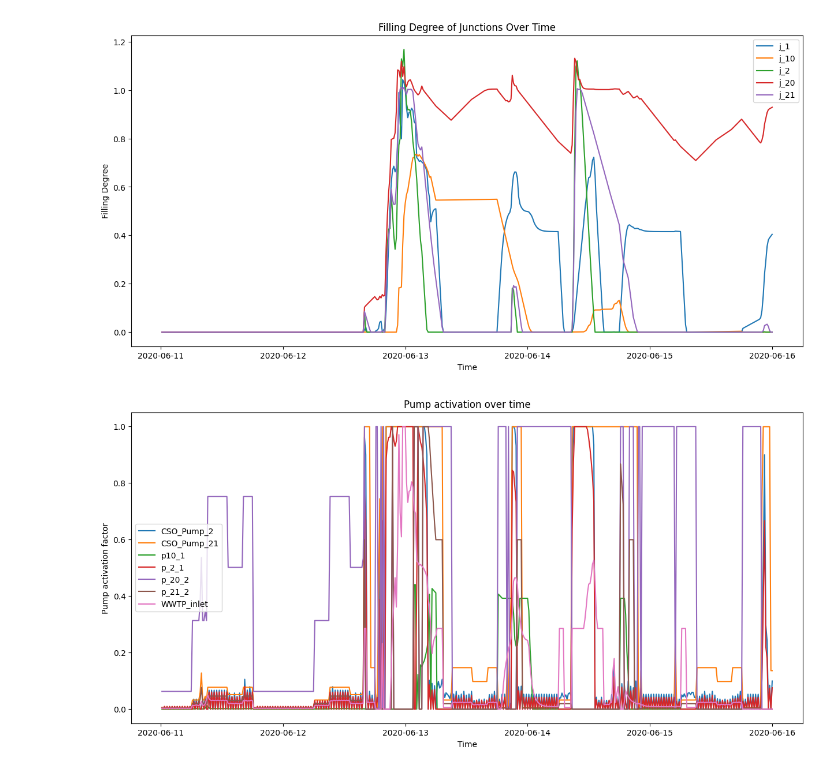
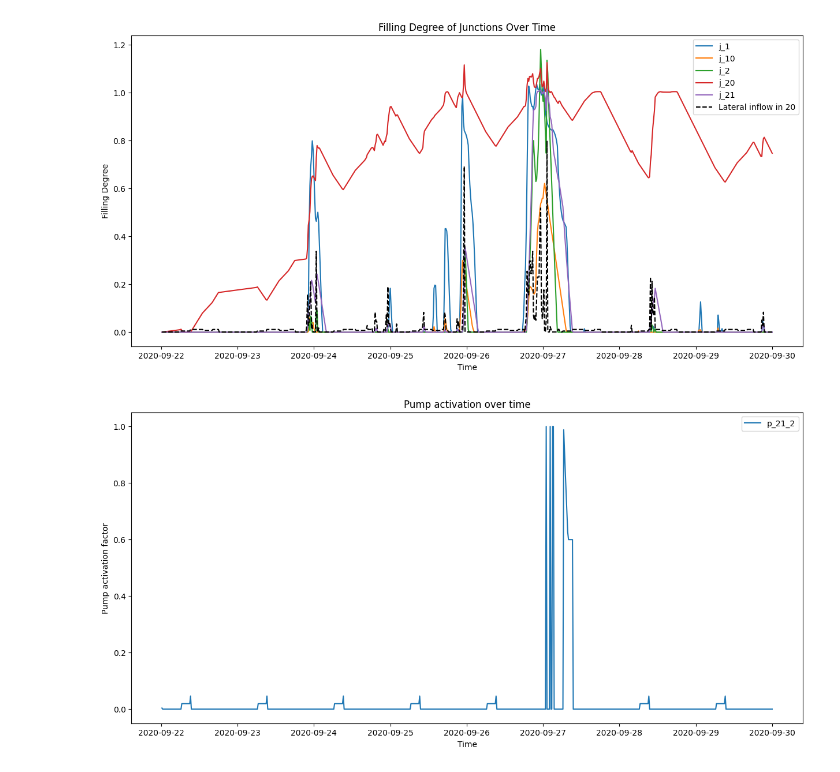
Before and after one commit to jipsteiger/ENVM1601, a Jupyter notebook: RTC/results/event_optimisation_filling_degree.ipynb, the cells around one changed output. Cells and saved outputs as stored; diff of their text form; code cells hidden in the pictures.

```diff
--- a/RTC/results/event_optimisation_filling_degree.ipynb
+++ b/RTC/results/event_optimisation_filling_degree.ipynb
@@ -4,7 +4,7 @@ import matplotlib.pyplot as plt
 import numpy as np
 import pandas as pd
 # %%
-june = sa.read_out_file(rf'RTC\event_optimisation_input_data\Dean Town_pyswmm_1.out').to_frame()
+june = sa.read_out_file(rf'RTC\event_optimisation_input_data\Dean Town_pyswmm_3.out').to_frame()
 rain = pd.read_csv(rf'RTC\event_optimisation_input_data\rain02_1.dat', delimiter=' ', parse_dates=True)
 
 junction_max_storage = {'j_1': 3055.37766896,
@@ -19,38 +19,40 @@ for junction in junction_max_storage:
     june_filling_degre = pd.DataFrame(june['node'][junction]['volume'] / junction_max_storage[junction])
     plt.plot(pd.DataFrame(june['node'][junction]['volume'] / junction_max_storage[junction]).index, pd.DataFrame(june['node'][junction]['volume'] / junction_max_storage[junction]).values, label=junction)
 
-# plt.plot(june['node']['j_20']['lateral_inflow'].index, june['node']['j_20']['lateral_inflow'].values, label='Lateral inflow in 20', color='black', ls='--')
+plt.plot(june['node']['j_20']['lateral_inflow'].index, june['node']['j_20']['lateral_inflow'].values, label='Lateral inflow in 20', color='black', ls='--')
 plt.legend()
 plt.xlabel('Time')
 plt.ylabel('Filling Degree')
 plt.title('Filling Degree of Junctions Over Time')
 plt.show()
 # %% [output]
-[figure, old version]
+[figure, new version]
 # %%
 parameters = {
     "WWTP_inlet": 1.167,  # CMS
     "p10_1": 0.694,      # CMS
     "p_2_1": 0.500,       # CMS
     "p_20_2": 0.015,      # CMS
     "p_21_2": 0.0417,     # CMS
     "CSO_Pump_2": 0.5556, # CMS
     "CSO_Pump_21": 0.0278 # CMS
 }
 
 
 
 plt.figure(figsize=(15,7))
 ax = plt.subplot(111)
-for junction in ['CSO_Pump_2', 'CSO_Pump_21', 'p10_1', 'p_2_1', 'p_20_2', 'p_21_2', 'WWTP_inlet']:
+# for junction in ['CSO_Pump_2', 'CSO_Pump_21', 'p10_1', 'p_2_1', 'p_20_2', 'p_21_2', 'WWTP_inlet']:
+for junction in ['p_21_2']:
+
     # june_filling_degre = pd.DataFrame(june['node'][junction]['volume'] / junction_max_storage[junction])
     plt.plot(pd.DataFrame(june['link'][junction]['flow']).index,
              pd.DataFrame(june['link'][junction]['flow']).values / parameters[junction], label=junction)
 
 plt.legend()
 plt.xlabel('Time')
 plt.ylabel('Pump activation factor')
 plt.title('Pump activation over time')
 plt.show()
 # %% [output]
-[figure, old version]
+[figure, new version]
```
Also changed, not shown: parts of 2 cells of this notebook.
